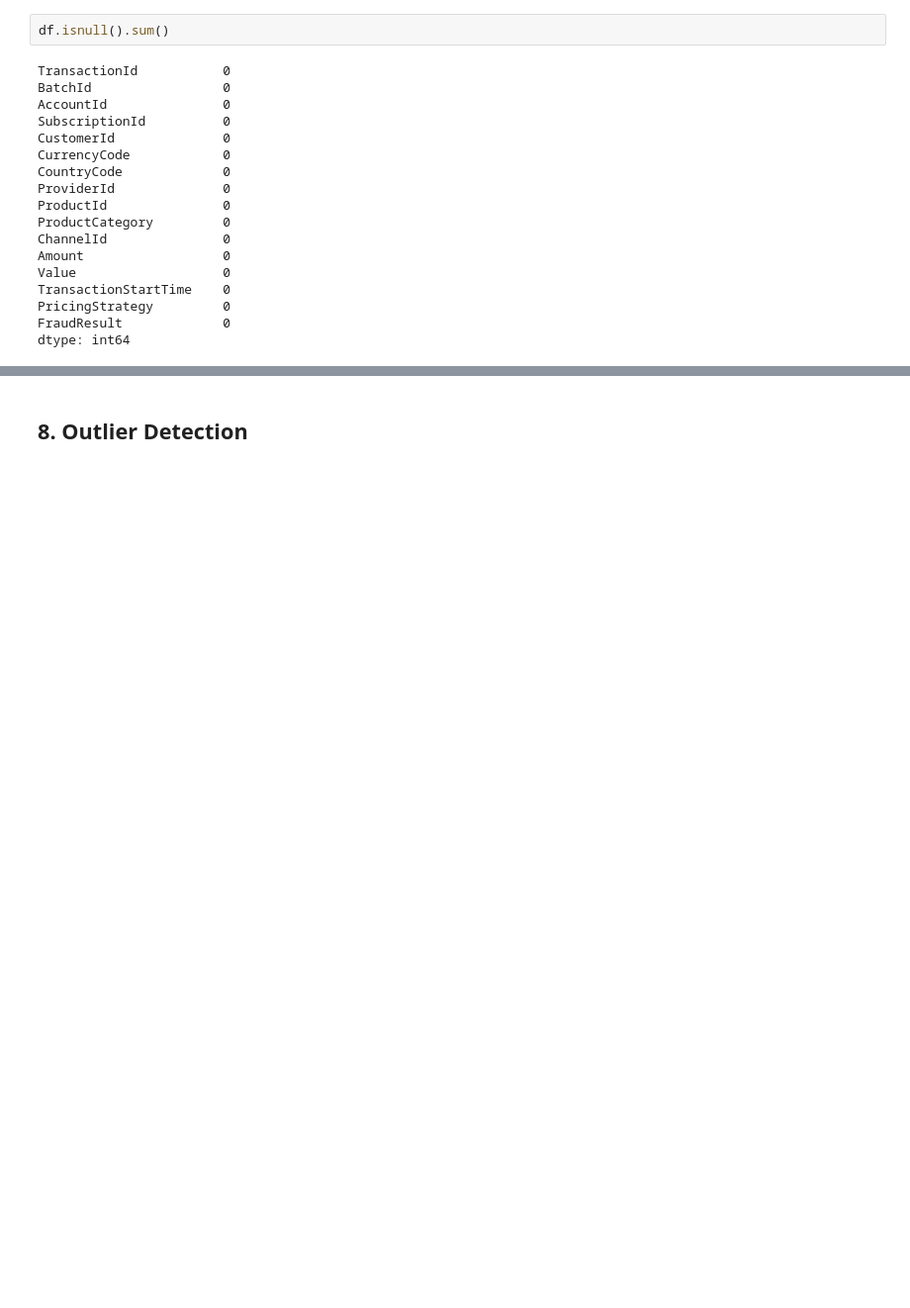
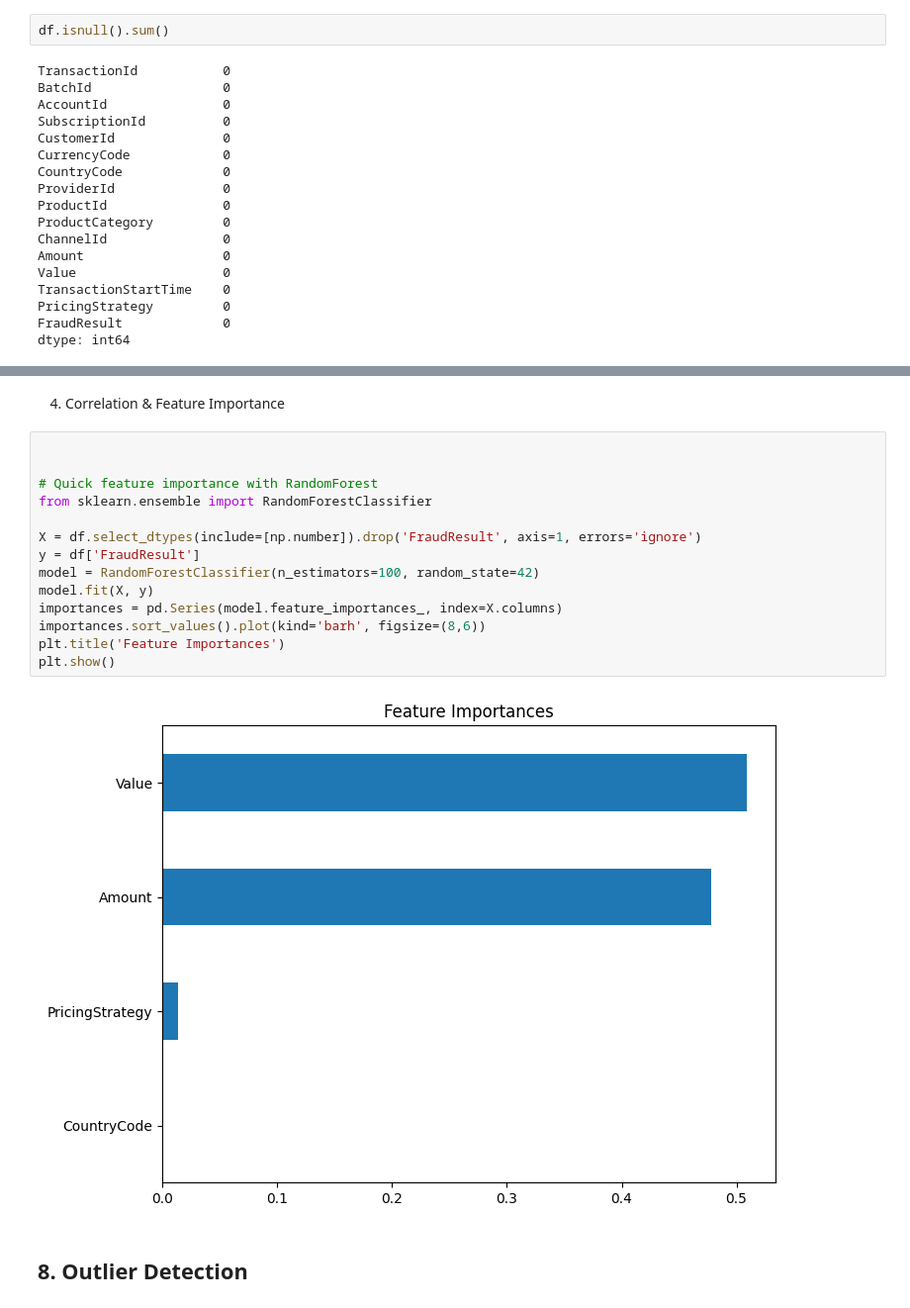
Before and after one commit to ibnu-asma/Risk-Probability-Model, a Jupyter notebook: notebooks/1.0-eda.ipynb, the cells around one changed output, grey strips where cells are left out. Shown at 99% size. Saved outputs shown, nothing was run; the diff lists cells and outputs as text; blank space fills up the shorter version.

```diff
--- a/notebooks/1.0-eda.ipynb
+++ b/notebooks/1.0-eda.ipynb
@@ -128,3 +200,21 @@ dtype: int64
+# %% [markdown]
+4. Correlation & Feature Importance
+# %%
+
+
+# Quick feature importance with RandomForest
+from sklearn.ensemble import RandomForestClassifier
+
+X = df.select_dtypes(include=[np.number]).drop('FraudResult', axis=1, errors='ignore')
+y = df['FraudResult']
+model = RandomForestClassifier(n_estimators=100, random_state=42)
+model.fit(X, y)
+importances = pd.Series(model.feature_importances_, index=X.columns)
+importances.sort_values().plot(kind='barh', figsize=(8,6))
+plt.title('Feature Importances')
+plt.show()
+# %% [output]
+[figure, added]
 # %% [markdown]
 ## 8. Outlier Detection
 # %%
```
Also changed, not shown: parts of 7 cells of this notebook, 1 other file.
